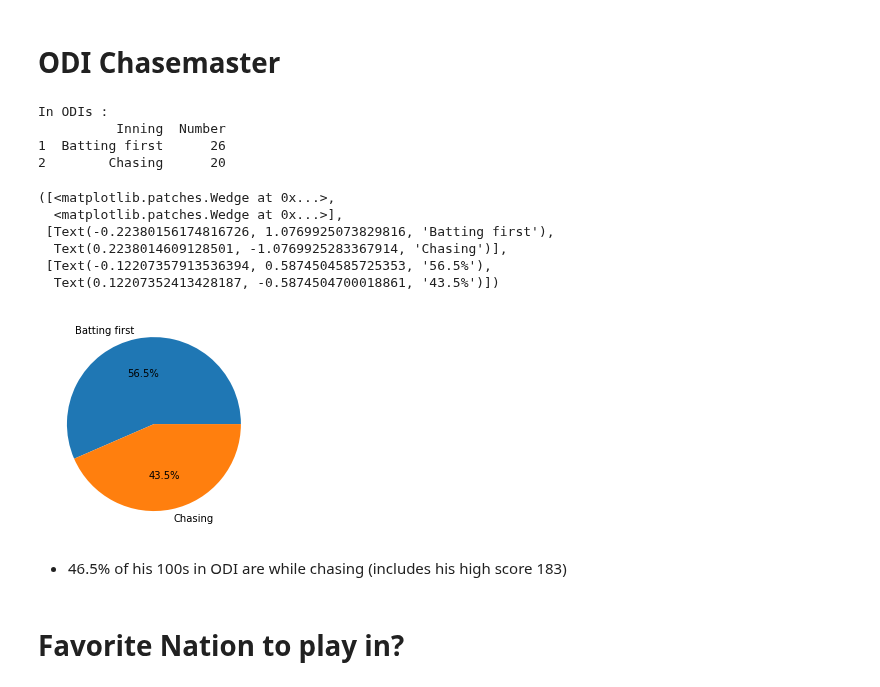
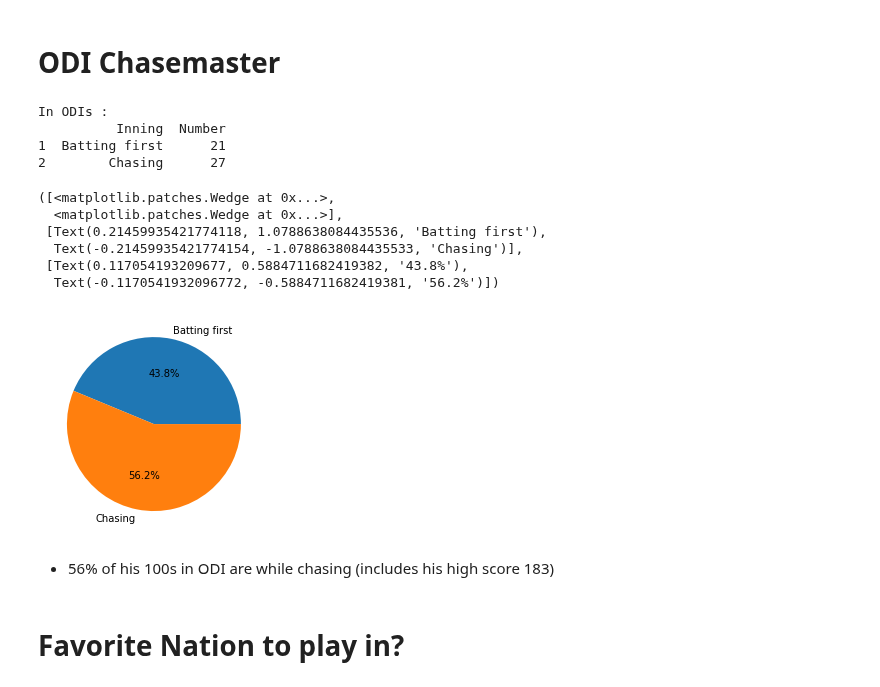
Before and after one commit to Suyashiitr/kaggle, a Jupyter notebook: virat-kohli-100s-visualization.ipynb, the cells around one changed output. Saved outputs shown, nothing was run; the diff lists cells and outputs as text; code cells hidden in the pictures.

```diff
--- a/virat-kohli-100s-visualization.ipynb
+++ b/virat-kohli-100s-visualization.ipynb
@@ -329,24 +329,24 @@ Name: Score, dtype: int64
 # %%
 odi_ch = vk[(vk.Format=='ODI')&(vk.Inning==2)].count()['Number']
 odi_fi = vk[(vk.Format=='ODI')&(vk.Inning==1)].count()['Number']
 print('In ODIs :')
-vk_in = pd.DataFrame({'Inning':['Batting first','Chasing'],'Number':[odi_ch,odi_fi]},index=[1,2])
+vk_in = pd.DataFrame({'Inning':['Batting first','Chasing'],'Number':[odi_fi,odi_ch]},index=[1,2])
 print(vk_in)
 plt.pie(vk_in['Number'],labels=vk_in['Inning'],autopct='%0.1f%%')
 # %% [output]
 In ODIs :
           Inning  Number
-1  Batting first      26
-2        Chasing      20
+1  Batting first      21
+2        Chasing      27
 ([<matplotlib.patches.Wedge at 0x...>,
   <matplotlib.patches.Wedge at 0x...>],
- [Text(-0.22380156174816726, 1.0769925073829816, 'Batting first'),
-  Text(0.2238014609128501, -1.0769925283367914, 'Chasing')],
- [Text(-0.12207357913536394, 0.5874504585725353, '56.5%'),
-  Text(0.12207352413428187, -0.5874504700018861, '43.5%')])
+ [Text(0.21459935421774118, 1.0788638084435536, 'Batting first'),
+  Text(-0.21459935421774154, -1.0788638084435533, 'Chasing')],
+ [Text(0.117054193209677, 0.5884711682419382, '43.8%'),
+  Text(-0.1170541932096772, -0.5884711682419381, '56.2%')])
-[figure, old version]
+[figure, new version]
 # %% [markdown]
-* 46.5% of his 100s in ODI are while chasing (includes his high score 183)
+* 56% of his 100s in ODI are while chasing (includes his high score 183)
 # %% [markdown]
 # **Favorite Nation to play in?**
 # %%
```
Also changed, not shown: parts of 32 cells of this notebook.
